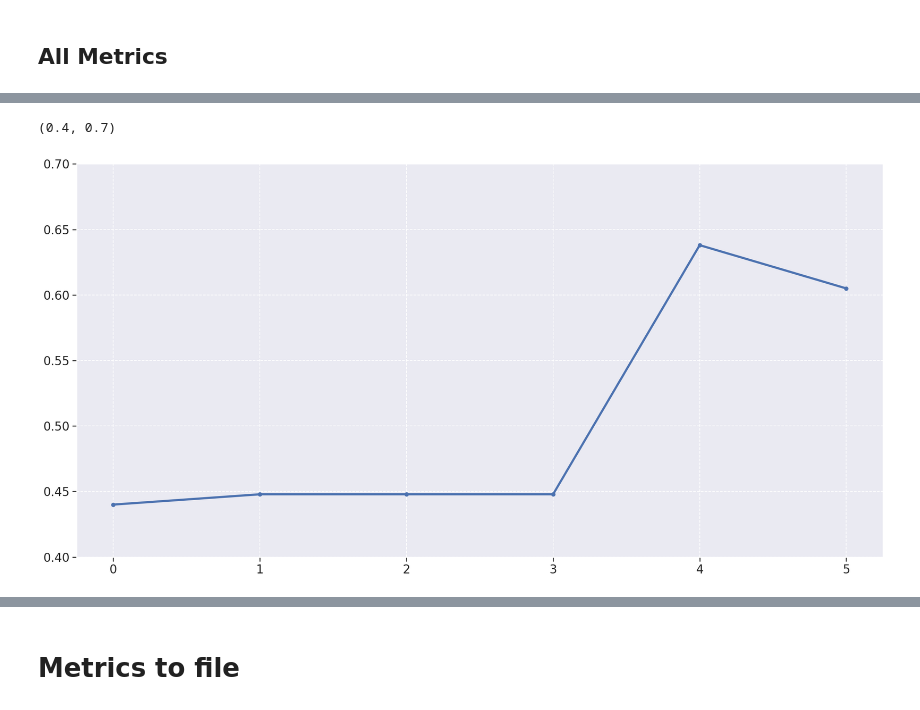
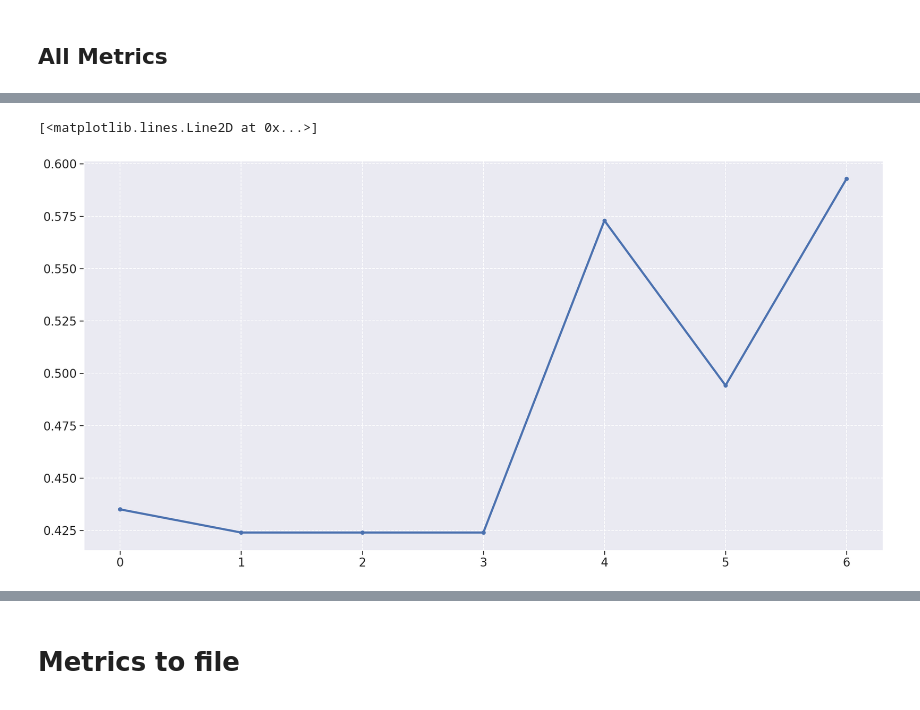
Before and after one commit to fga-eps-mds/2021.1-PC-GO1, a Jupyter notebook: analytics-notebooks/analytics.ipynb, the cells around one changed output, grey strips where cells are left out. Drawn from its saved outputs; the diff is of its cells as text; code cells hidden in the pictures.

```diff
--- a/analytics-notebooks/analytics.ipynb
+++ b/analytics-notebooks/analytics.ipynb
@@ -247,6 +288,11 @@ def create_metrics_df(df):
     m1_list = []
     m2_list = []
     m3_list = []
+    m4_list = []
+    m5_list = []
+    m6_list = []
+
+    ncloc_list = []
     repository_list = []
     version_list = []
 
@@ -259,20 +305,33 @@ def create_metrics_df(df):
         m1_list.append(m1(version_df))
         m2_list.append(m2(version_df))
         m3_list.append(m3(version_df))
+        m4_list.append(m4(version_df))
+        m5_list.append(m5(version_df))
+        m6_list.append(m6(version_df))
+
+        ncloc_list.append(_ncloc(version_df))
         repository_list.append(version_df['repository'].iloc[0])
         version_list.append(version)
 
     metrics_df = pd.DataFrame({'m1': m1_list,
                                'm2': m2_list,
                                'm3': m3_list,
+                               'm4': m4_list,
+                               'm5': m5_list,
+                               'm6': m6_list,
                                'repository': repository_list,
-                               'version': version_list})
+                               'version': version_list,
+                               'ncloc': ncloc_list})
 
     return metrics_df
 # %%
 archives_metrics = create_metrics_df(archives_df)
 profile_metrics = create_metrics_df(profile_df)
 frontend_metrics = create_metrics_df(frontend_df)
+
+archives_metrics.fillna(0, inplace=True)
+profile_metrics.fillna(0, inplace=True)
+frontend_metrics.fillna(0, inplace=True)
 # %% [markdown]
 ### Data visualization
 
@@ -403,14 +390,23 @@ plt.plot(frontend_metrics['m3'], linewidth=3, marker='o', markersize=10)
 - You must do this for each of your repositories
 # %%
 psc1 = 1
-pc = 1
+psc2 = 1
+pc1 = 0.5
+pc2 = 0.5
 pm1 = 0.33
 pm2 = 0.33
 pm3 = 0.33
+pm4 = 0.15
+pm5 = 0.15
+pm6 = 0.7
 
 archives_metrics['code_quality'] = ((archives_metrics['m1']*pm1)+(archives_metrics['m2']*pm2)+(archives_metrics['m3']*pm3))*psc1
 profile_metrics['code_quality'] = ((profile_metrics['m1']*pm1)+(profile_metrics['m2']*pm2)+(profile_metrics['m3']*pm3))*psc1
 frontend_metrics['code_quality'] = ((frontend_metrics['m1']*pm1)+(frontend_metrics['m2']*pm2)+(frontend_metrics['m3']*pm3))*psc1
+
+archives_metrics['testing_status'] = ((archives_metrics['m4']*pm4)+(archives_metrics['m5']*pm5)+(archives_metrics['m6']*pm6))*psc2
+profile_metrics['testing_status'] = ((profile_metrics['m4']*pm4)+(profile_metrics['m5']*pm5)+(profile_metrics['m6']*pm6))*psc2
+frontend_metrics['testing_status'] = ((frontend_metrics['m4']*pm4)+(frontend_metrics['m5']*pm5)+(frontend_metrics['m6']*pm6))*psc2
 # %% [markdown]
 ## Code Quality
 # %%
@@ -427,8 +436,9 @@ plt.plot(frontend_metrics['code_quality'], linewidth=3, marker='o', markersize=1
 # %%
 metrics_df = pd.concat([archives_metrics, profile_metrics, frontend_metrics], ignore_index=True)
 
-metrics_df['maintainability'] = metrics_df['code_quality'] * pc
-metrics_df['total'] = metrics_df['maintainability'] * pc
+metrics_df['maintainability'] = metrics_df['code_quality'] * pc1
+metrics_df['Reliability'] = metrics_df['testing_status'] * pc2
+metrics_df['total'] = metrics_df['maintainability'] + metrics_df['Reliability']
 # %%
 metrics_df
 # %% [output]
@@ -442,9 +461,7 @@ metrics_df
 # %%
 fig = plt.figure(figsize=(20, 10))
 
-plt.plot(metrics_df['maintainability'], linewidth=3, marker='o', markersize=5)
-
-plt.ylim(.4,.7)
+plt.plot(metrics_df['total'], linewidth=3, marker='o', markersize=5)
 # %% [output]
-(0.4, 0.7)
+[<matplotlib.lines.Line2D at 0x...>]
-[figure, old version]
+[figure, new version]
```
Also changed, not shown: parts of 48 cells of this notebook, 4 other files.
